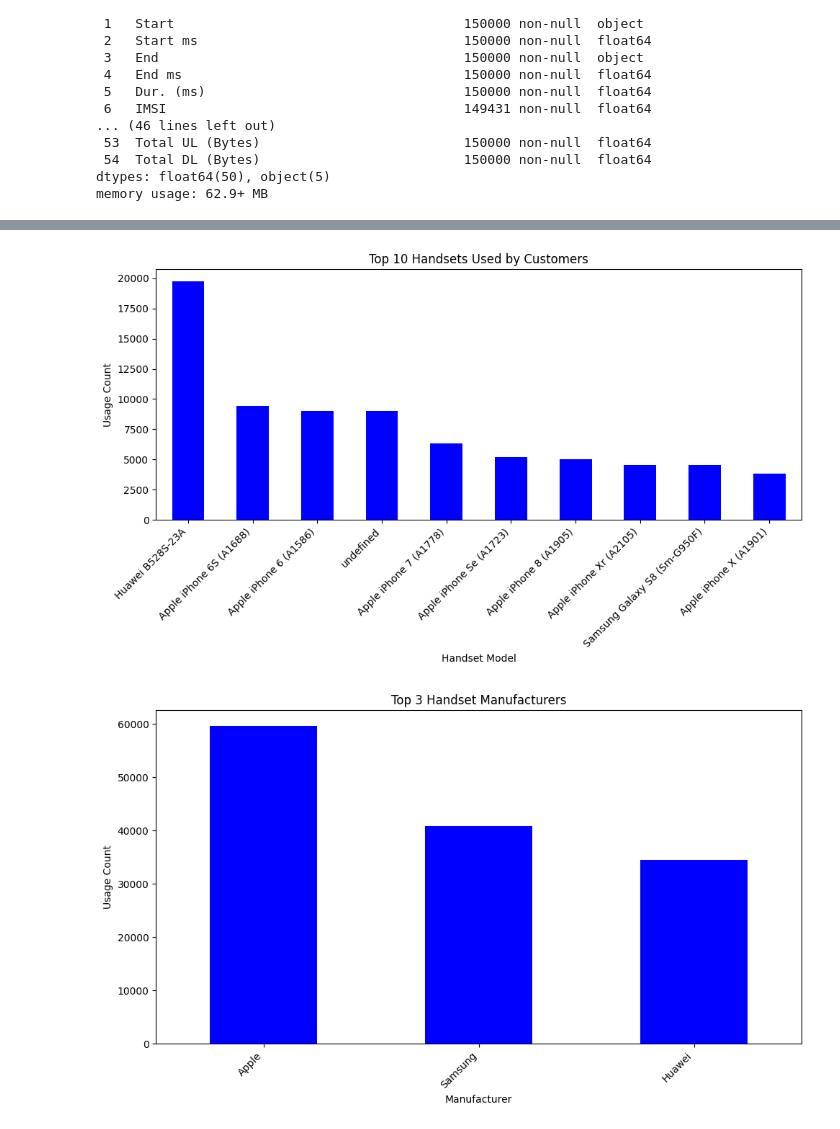
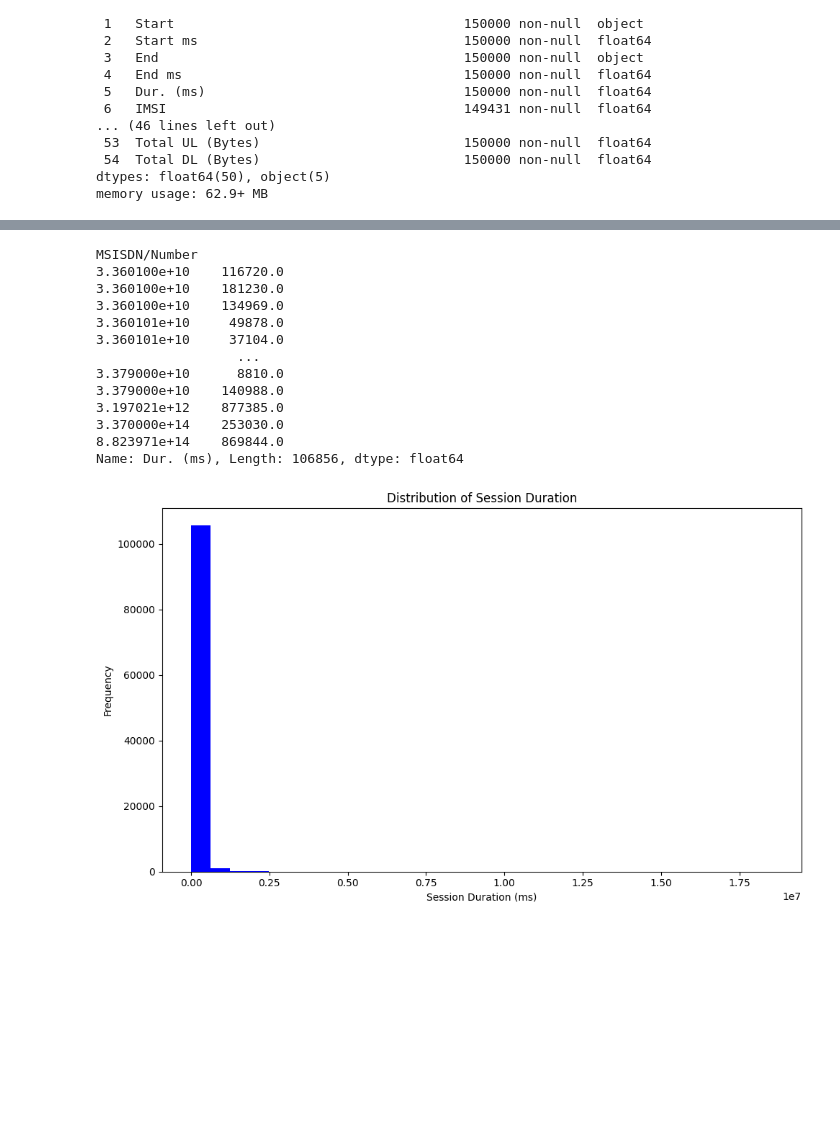
Before and after one commit to IamYunusAli/Acquired, a Jupyter notebook: notebooks/Company_analysis.ipynb, the cells around one changed output, grey strips where cells are left out. Cells and saved outputs as stored; diff of their text form; code cells hidden in the pictures; blank space fills up the shorter version.

Commit message:
graphical and non graphical univariat analysis

```diff
--- a/notebooks/Company_analysis.ipynb
+++ b/notebooks/Company_analysis.ipynb
@@ -193,23 +252,27 @@ dtype: int64
 # %%
+session_duration = df.groupby('MSISDN/Number')['Dur. (ms)'].sum()
+print(session_duration)
+
+#visualize
 plt.figure(figsize=(10, 6))
-top10_handsets.plot(kind='bar', color='blue')
-plt.title('Top 10 Handsets Used by Customers')
-plt.xlabel('Handset Model')
-plt.ylabel('Usage Count')
-plt.xticks(rotation=45, ha='right')
+session_duration.plot(kind='hist', bins=30, color='blue')
+plt.title('Distribution of Session Duration')
+plt.xlabel('Session Duration (ms)')
+plt.ylabel('Frequency')
 plt.tight_layout()
 plt.show()
 # %% [output]
+MSISDN/Number
+3.360100e+10    116720.0
+3.360100e+10    181230.0
+3.360100e+10    134969.0
+3.360101e+10     49878.0
+3.360101e+10     37104.0
+                  ...
+3.379000e+10      8810.0
+3.379000e+10    140988.0
+3.197021e+12    877385.0
+3.370000e+14    253030.0
+8.823971e+14    869844.0
+Name: Dur. (ms), Length: 106856, dtype: float64
-[figure, old version]
+[figure, new version]
-# %%
-# Create a bar plot for the top 3 handset manufacturers
-plt.figure(figsize=(10, 6))
-top3_manufacturers.plot(kind='bar', color='blue')
-plt.title('Top 3 Handset Manufacturers')
-plt.xlabel('Manufacturer')
-plt.ylabel('Usage Count')
-plt.xticks(rotation=45, ha='right')
-plt.tight_layout()
-plt.show()
-# %% [output]
-[figure, removed]
```
Also changed, not shown: parts of 16 cells of this notebook.
